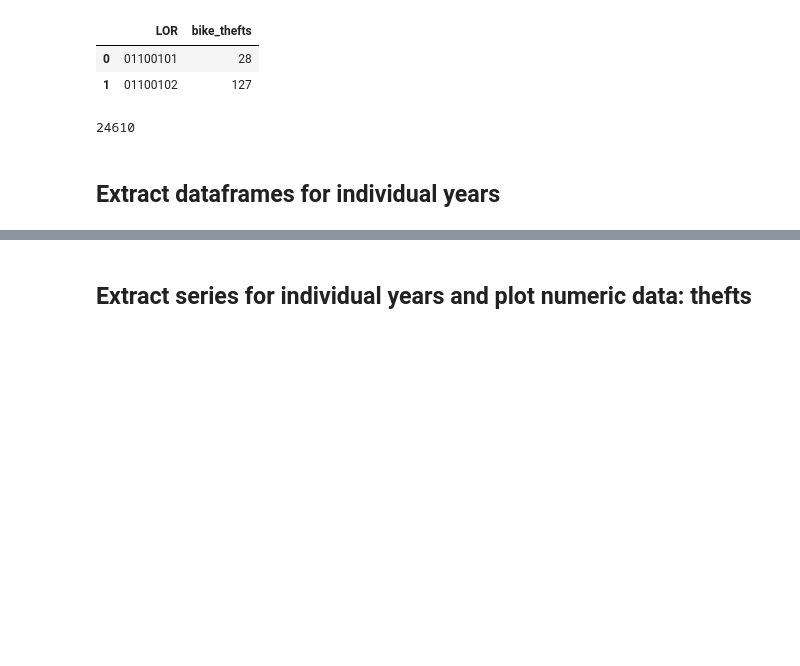
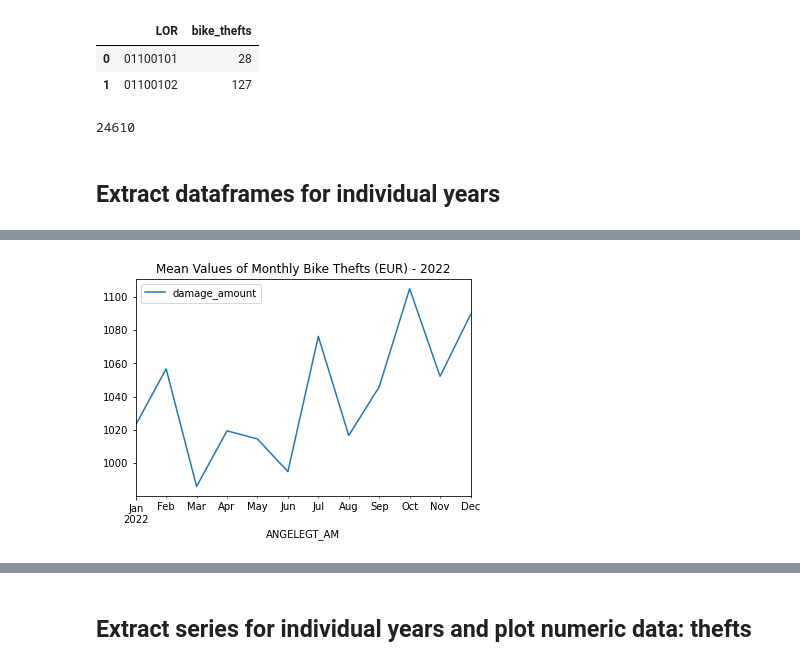
Before and after one commit to cpumarfrohberg/analyze_bike_thefts, a Jupyter notebook: EDA/bike_thefts.ipynb, the cells around one changed output, grey strips where cells are left out. Cells and saved outputs as stored; diff of their text form; code cells hidden in the pictures; blank space fills up the shorter version.

Commit message:
add more plots based on resampled data

```diff
--- a/EDA/bike_thefts.ipynb
+++ b/EDA/bike_thefts.ipynb
@@ -102,7 +102,7 @@ class BikeThefts():
 
     def rename_cols(self, df) -> pd.DataFrame:
         return df.rename(columns={
-            'Client_ID' : 'Unique_Frequency',
+            'ANGELEGT_AM' : 'track_date',
             'TATZEIT_ANFANG_DATUM' : 'start_date_delict',
             'TATZEIT_ANFANG_STUNDE' : 'start_time_delict',
             'TATZEIT_ENDE_DATUM' : 'end_date_delict',
@@ -287,3 +287,7 @@ extract_2022.head(2)
 | ANGELEGT_AM |  |  |  |  |  |  | ... |
 | 2022-12-31 | 2022-12-26 | 20 | 2022-12-27 | 9 | 03400724 | 270 | ... |
 | 2022-12-31 | 2022-12-30 | 14 | 2022-12-31 | 9 | 01401048 | 690 | ... |
+# %%
+extract_22_resampled = extract_2022.resample('M')
+extract_22_resampled = extract_22_resampled['LOR', 'damage_amount'].mean().round(2)
+extract_22_resampled
@@ -289,0 +309,4 @@ extract_2022.head(2)
+# %%
+extract_22_resampled.plot.line(title = 'Mean Values of Monthly Bike Thefts (EUR) - 2022');
+# %% [output]
+[figure, added]
```
Also changed, not shown: parts of 27 cells of this notebook, 3 other files.
